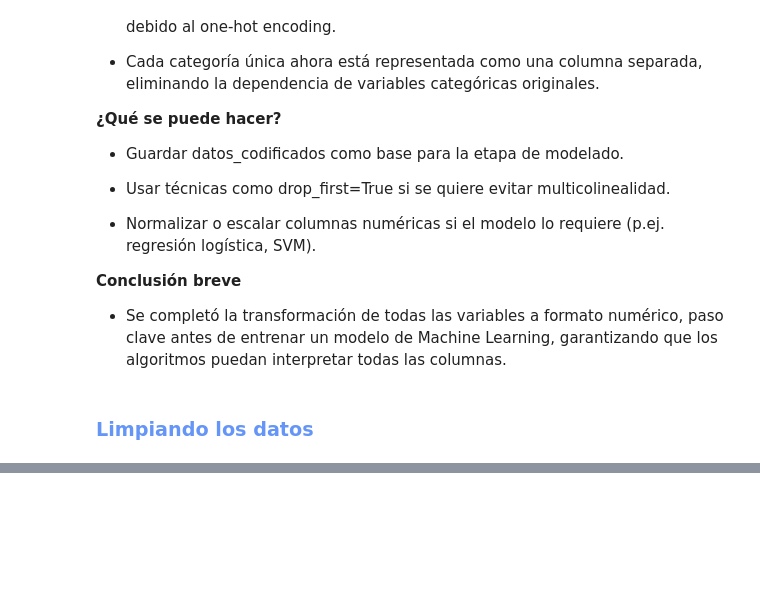
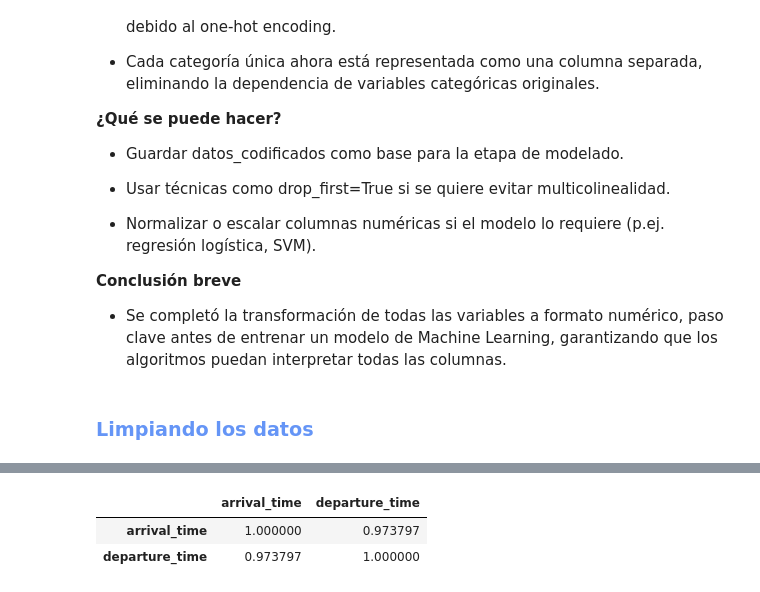
Before and after one commit to DanielRaiicHu/optimizacion_aeroportuaria, a Jupyter notebook: optimizacion_aeroportuaria.ipynb, the cells around one changed output, grey strips where cells are left out. Saved outputs shown, nothing was run; the diff lists cells and outputs as text; code cells hidden in the pictures; blank space fills up the shorter version.

```diff
--- a/optimizacion_aeroportuaria.ipynb
+++ b/optimizacion_aeroportuaria.ipynb
@@ -713,0 +722,9 @@ datos_codificados.sample(5)
+# %%
+# Calculamos la correlación entre arrival_time y departure_time
+# Esto nos permite identificar si ambas variables aportan información similar
+datos[['arrival_time', 'departure_time']].corr()
+# Resultado: correlación muy alta (0.9737) → casi colineales
+# %% [output]
+|  | arrival_time | departure_time |
+| arrival_time | 1.000000 | 0.973797 |
+| departure_time | 0.973797 | 1.000000 |
```
Also changed, not shown: parts of 17 cells of this notebook.
